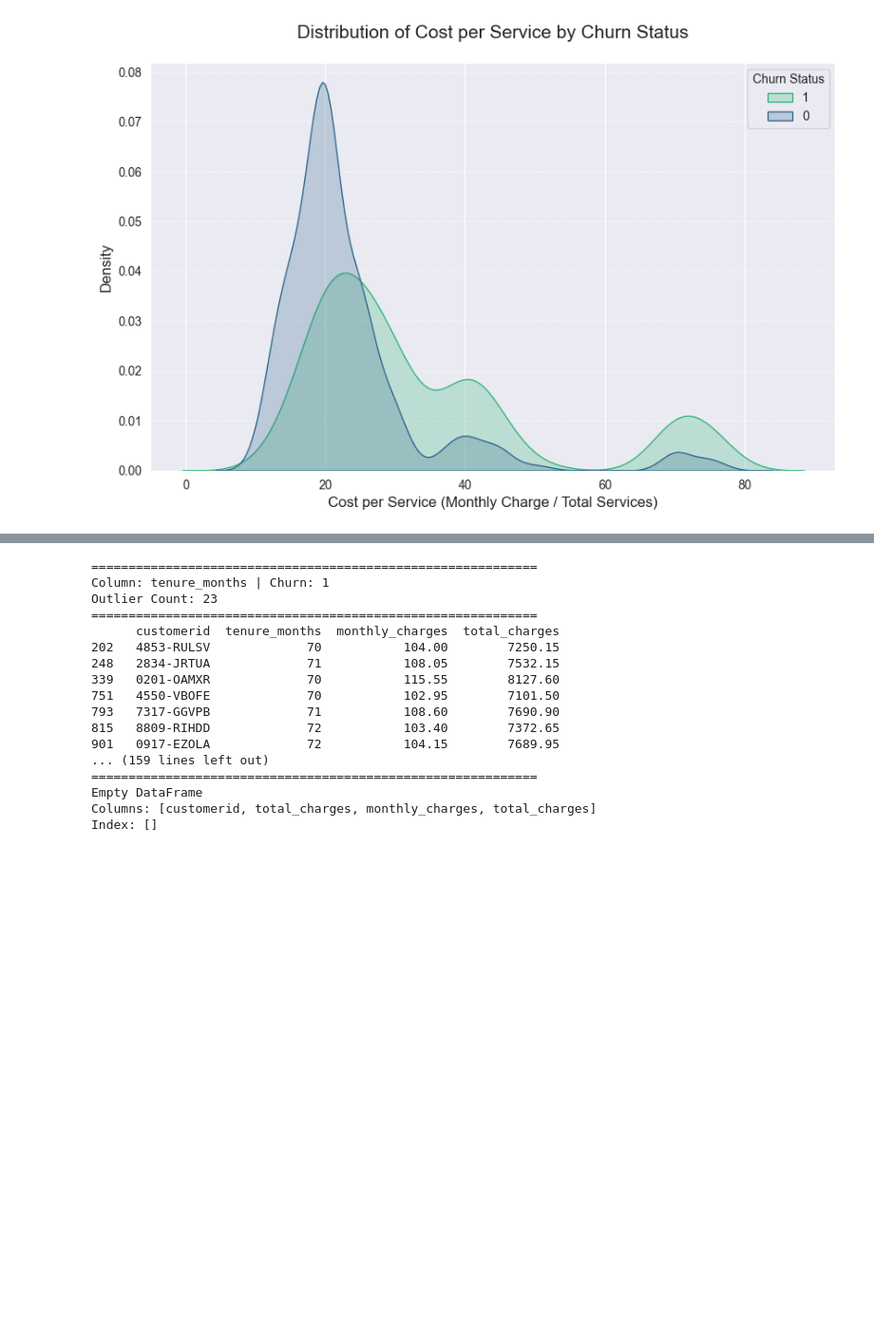
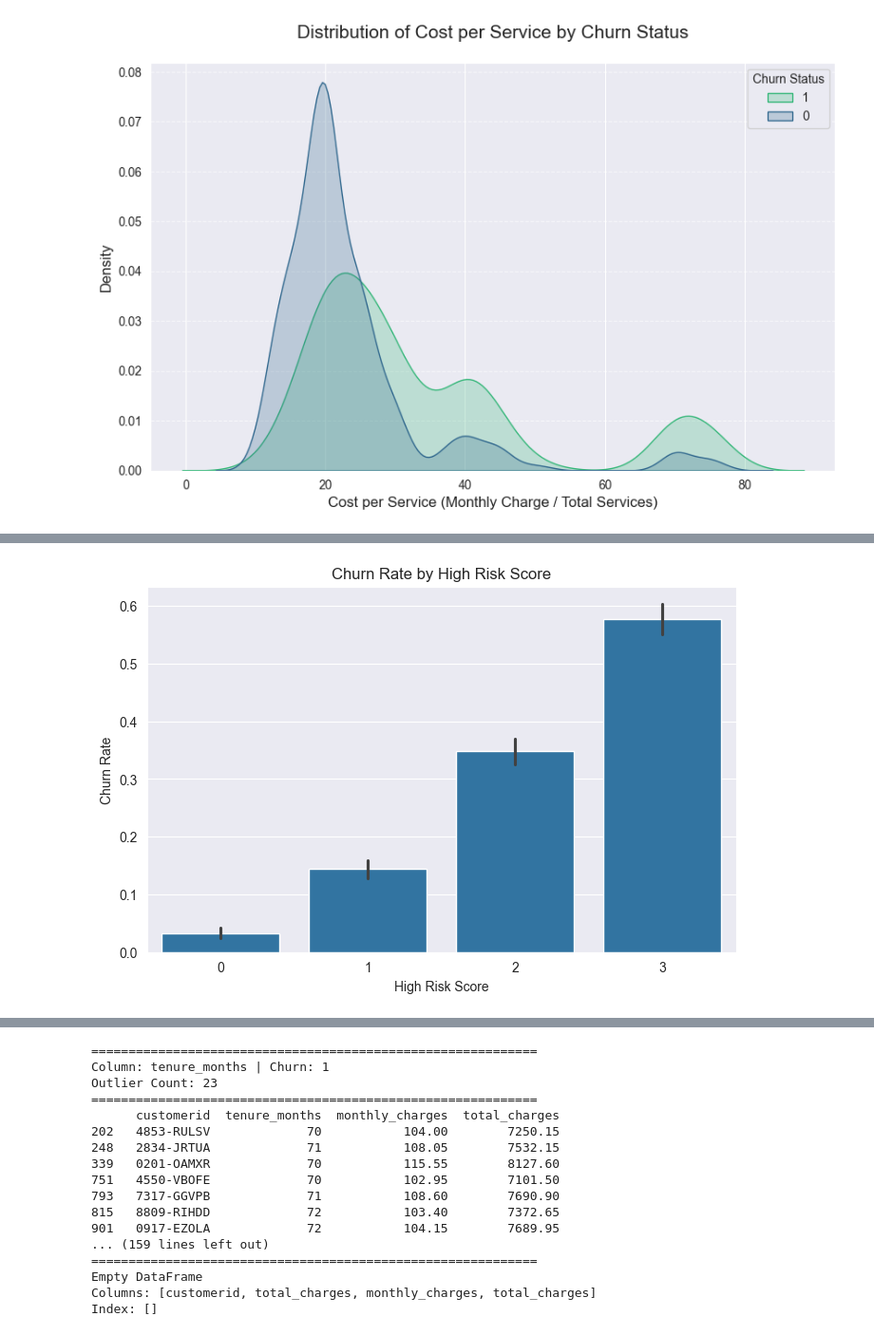
Before and after one commit to muhammetcubukluoz/TelecomCustomerChurnPrediction_ML, a Jupyter notebook: notebooks/03_feature_engineering.ipynb, the cells around one changed output, grey strips where cells are left out. Shown at 95% size. Drawn from its saved outputs; the diff is of its cells as text; code cells hidden in the pictures; blank space fills up the shorter version.

Commit message:
feature engineering and data cleaning completed with improvements

```diff
--- a/notebooks/03_feature_engineering.ipynb
+++ b/notebooks/03_feature_engineering.ipynb
@@ -327,7 +327,7 @@ plt.show()
 # %% [output]
 [figure]
 # %%
-data["cost_bin"] = pd.qcut(data["cost_per_service"], 5)
+"""data["cost_bin"] = pd.qcut(data["cost_per_service"], 5)
 
 pivot = data.pivot_table(
     values="churn_value",
@@ -341,5 +341,5 @@ sns.heatmap(pivot, annot=True, cmap="coolwarm", fmt=".2f")
 plt.title("Churn Rate by Total Services and Cost per Service")
 plt.xlabel("Cost per Service (Binned)")
 plt.ylabel("Total Services")
-plt.show()
+plt.show()"""
 # %% [output]
@@ -346,0 +347,15 @@ plt.show()
+# %%
+data["high_risk"] = (
+    (data["contract"]          == "Month-to-month").astype(int) +
+    (data["paperless_billing"] == "Yes").astype(int) +
+    (data["payment_method"]    == "Electronic check").astype(int)
+)
+
+print(data[
+    [
+        "customerid",
+        "high_risk",
+        "churn_value",
+        "churn_reason"
+    ]
+].sample(100))
@@ -346,0 +380,16 @@ plt.show()
+# %%
+plt.figure(figsize=(8,5))
+
+sns.barplot(
+    x="high_risk",
+    y="churn_value",
+    data=data
+)
+
+plt.title("Churn Rate by High Risk Score")
+plt.ylabel("Churn Rate")
+plt.xlabel("High Risk Score")
+
+plt.show()
+# %% [output]
+[figure, added]
```
Also changed, not shown: parts of 23 cells of this notebook, 5 other files.
